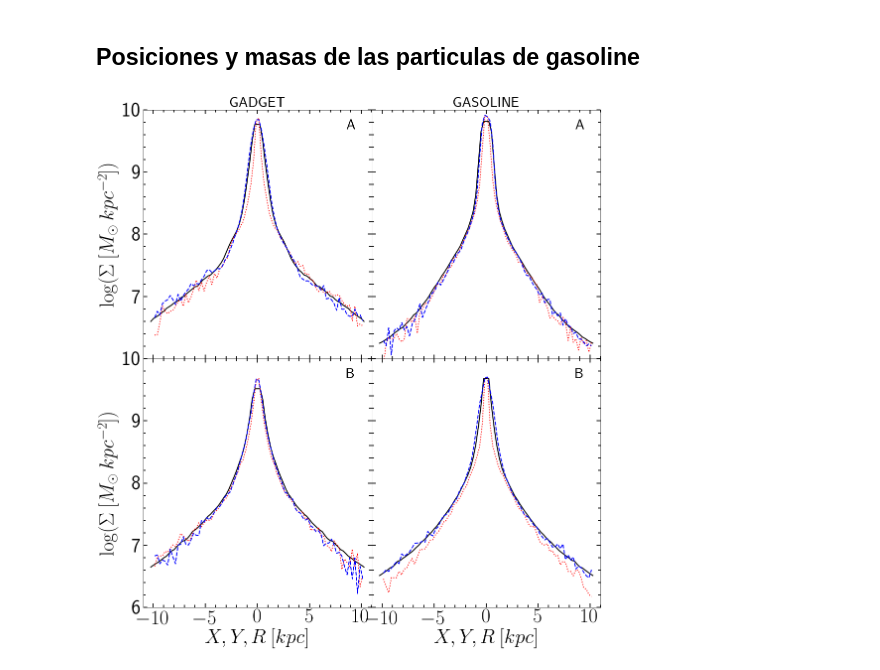
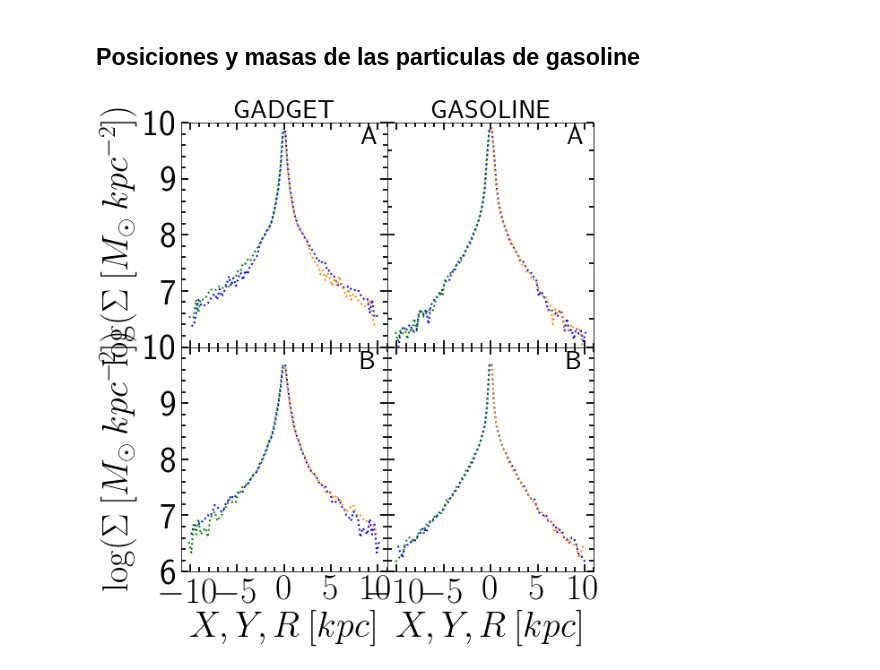
Before and after one commit to ornemarioni/Barras_GdGs, a Jupyter notebook: Barras_Gd/programs/perfiles_simulaciones.ipynb, the cells around one changed output. Cells and saved outputs as stored; diff of their text form; code cells hidden in the pictures.

Commit message:
modificamos los plots, le agregamos el radio de softening, agregamos el perfil R en el grafico del A2

```diff
--- a/Barras_Gd/programs/perfiles_simulaciones.ipynb
+++ b/Barras_Gd/programs/perfiles_simulaciones.ipynb
@@ -367,15 +375,17 @@ import matplotlib.patches as patches
 from matplotlib.colors import LogNorm
 
 
-fig, ax = plt.subplots(nrows=2, ncols=2, figsize=(16, 16), sharex=True) #,sharey=True)#, sharex=True,
+fig, ax = plt.subplots(nrows=2, ncols=2, figsize=(8, 8), sharex=True) #,sharey=True)#, sharex=True,
 #                        gridspec_kw = {'height_ratios':[2,1,2,1]})
 fig.subplots_adjust(bottom=0.08, left =0.1, right = 0.90, top = 0.95, wspace=0, hspace= 0)
 
 
 
-ax[0,0].plot(bines, np.log10(density_M31gd*1e10),'-', lw=2, color = 'k')
-ax[0,0].plot(abine, np.log10(masay_M31gd*1e10/area_bines),':', lw=2, color = 'r')
-ax[0,0].plot(abine, np.log10(masax_M31gd*1e10/area_bines),'--', lw=2, color = 'b')
+# ax[0,0].plot(bines, np.log10(density_M31gd*1e10),'-', lw=2, color = 'k')
+ax[0,0].plot(abine, np.log10(masay_M31gd*1e10/area_bines),':', lw=2, color = 'b')
+# ax[0,0].plot(abine, np.log10(masax_M31gd*1e10/area_bines),'--', lw=2, color = 'b')
+ax[0,0].plot(-abine[np.where(abine<0)][::-1], np.log10(masay_M31gd*1e10/area_bines)[np.where(abine<0)][::-1],':', lw=2, color = 'darkorange')
+ax[0,0].plot(-abine[np.where(abine>0)][::-1], np.log10(masay_M31gd*1e10/area_bines)[np.where(abine>0)][::-1],':', lw=2, color = 'g')
 ax[0,0].set_xlim(-11,11)
 ax[0,0].set_xticks([-10,-5,0,5,10])
 ax[0,0].set_ylim(6,10)
@@ -393,9 +403,11 @@ ax[0,0].set_title('GADGET', loc='center', fontsize=30)
 #---------------------------------
 
 # ax=fig.add_subplot(222)
-ax[0,1].plot(bines, np.log10(density_M31gs),'-', lw=2, color = 'k')
-ax[0,1].plot(abine, np.log10(masay_M31gs/area_bines),':', lw=2, color = 'r')
-ax[0,1].plot(abine, np.log10(masax_M31gs/area_bines),'--', lw=2, color = 'b')
+# ax[0,1].plot(bines, np.log10(density_M31gs),'-', lw=2, color = 'k')
+ax[0,1].plot(abine, np.log10(masay_M31gs/area_bines),':', lw=2, color = 'b')
+# ax[0,1].plot(abine, np.log10(masax_M31gs/area_bines),'--', lw=2, color = 'b')
+ax[0,1].plot(-abine[np.where(abine<0)][::-1], np.log10(masay_M31gs/area_bines)[np.where(abine<0)][::-1],':', lw=2, color = 'darkorange')
+ax[0,1].plot(-abine[np.where(abine>0)][::-1], np.log10(masay_M31gs/area_bines)[np.where(abine>0)][::-1],':', lw=2, color = 'g')
 # ax[0,1].set_yscale('log')
 # ax[0,1].set_xlim(-5,5)
 ax[0,1].set_ylim(6,10)
@@ -411,9 +423,11 @@ ax[0,1].set_title('GASOLINE', loc='center', fontsize=30)
 #---------------------------------
 
 # ax3=fig.add_subplot(223)
-ax[1,0].plot(bines, np.log10(density_MWgd*1e10),'-', lw=2, color = 'k')
-ax[1,0].plot(abine, np.log10(masay_MWgd*1e10/area_bines),':', lw=2, color = 'r')
-ax[1,0].plot(abine, np.log10(masax_MWgd*1e10/area_bines),'--', lw=2, color = 'b')
+# ax[1,0].plot(bines, np.log10(density_MWgd*1e10),'-', lw=2, color = 'k')
+ax[1,0].plot(abine, np.log10(masay_MWgd*1e10/area_bines),':', lw=2, color = 'b')
+# ax[1,0].plot(abine, np.log10(masax_MWgd*1e10/area_bines),'--', lw=2, color = 'b')
+ax[1,0].plot(-abine[np.where(abine<0)][::-1], np.log10(masay_MWgd*1e10/area_bines)[np.where(abine<0)][::-1],':', lw=2, color = 'darkorange')
+ax[1,0].plot(-abine[np.where(abine>0)][::-1], np.log10(masay_MWgd*1e10/area_bines)[np.where(abine>0)][::-1],':', lw=2, color = 'g')
 # ax[2,0].set_xlim(-5,5)
 ax[1,0].set_ylim(6,10)
 ax[1,0].set_yticks([6,7,8,9,10])
@@ -421,35 +435,37 @@ ax[1,0].set_yticklabels([6,7,8,9,10])
 # ax[2,0].set_xticklabels([])
 ax[1,0].set_xlabel(r'$X, Y, R\:[kpc]$', fontsize=40)
 ax[1,0].set_ylabel(r'$\log(\Sigma \: [M_{\odot} \: kpc^{-2}])$',fontsize=40)
 # ax[1,0].set_yscale('log')
 ax[1,0].minorticks_on()
 ax[1,0].tick_params( labelsize=40)
 ax[1,0].tick_params('both', length=5, width=1.8,which='minor', direction='in', right='on',top='on')
 ax[1,0].tick_params('both', length=8, width=1.8,which='major', direction='in', right='on',top='on')
 ax[1,0].text(9, 9.75,'B', fontsize=30, color='k', ha='center', va='center')
 
 #---------------------------------
 
 # ax4=fig.add_subplot(224)
-ax[1,1].plot(bines, np.log10(density_MWgs),'-', lw=2, color = 'k')
-ax[1,1].plot(abine, np.log10(masay_MWgs/area_bines),':', lw=2, color = 'r')
-ax[1,1].plot(abine, np.log10(masax_MWgs/area_bines),'--', lw=2, color = 'b')
+# ax[1,1].plot(bines, np.log10(density_MWgs),'-', lw=2, color = 'k')
+ax[1,1].plot(abine, np.log10(masay_MWgs/area_bines),':', lw=2, color = 'b')
+# ax[1,1].plot(abine, np.log10(masax_MWgs/area_bines),'--', lw=2, color = 'b')
+ax[1,1].plot(-abine[np.where(abine<0)][::-1], np.log10(masay_MWgs/area_bines)[np.where(abine<0)][::-1],':', lw=2, color = 'darkorange')
+ax[1,1].plot(-abine[np.where(abine>0)][::-1], np.log10(masay_MWgs/area_bines)[np.where(abine>0)][::-1],':', lw=2, color = 'g')
 # ax[2,1].set_xlim(-5,5)
 ax[1,1].set_ylim(6,10)
 ax[1,1].set_yticks([6,7,8,9,10])
 ax[1,1].set_yticklabels([6,7,8,9,10])
 ax[1,1].set_yticklabels([])
 ax[1,1].set_xlabel(r'$X, Y, R\:[kpc]$', fontsize=40)
 ax[1,1].minorticks_on()
 ax[1,1].tick_params( labelsize=40)
 ax[1,1].tick_params('both', length=5, width=1.8,which='minor', direction='in', right='on',top='on')
 ax[1,1].tick_params('both', length=8, width=1.8,which='major', direction='in', right='on',top='on')
 ax[1,1].text(9, 9.75,'B', fontsize=30, color='k', ha='center', va='center')
 # ax[1,1].plot(0,0,'k+', markersize=20, color='k')
 
 
 # fig.savefig('/home/ornela/overleaf/13216980csjxswjndpmj/Barras.pdf', dpi = 100, xxbox_inches='tight')
-fig.savefig('/home/omarioni/Barras_GdGs/Barras_Gd/_imagenes/perfiles.pdf', dpi = 100, xxbox_inches='tight')
+# fig.savefig('/home/omarioni/Barras_GdGs/Barras_Gd/_imagenes/perfiles.pdf', dpi = 100, xxbox_inches='tight')
 plt.show()
 # %% [output]
-[figure, old version]
+[figure, new version]
```
Also changed, not shown: parts of 1 cell of this notebook, 4 other files.
